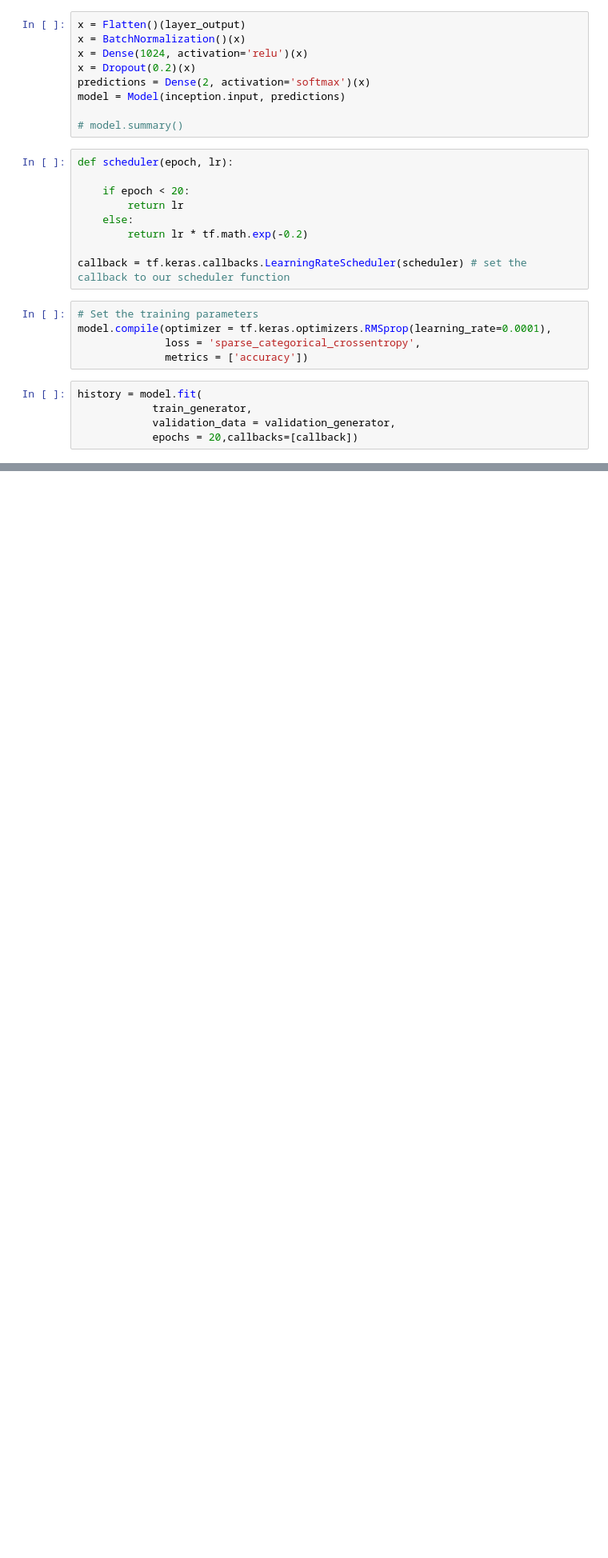
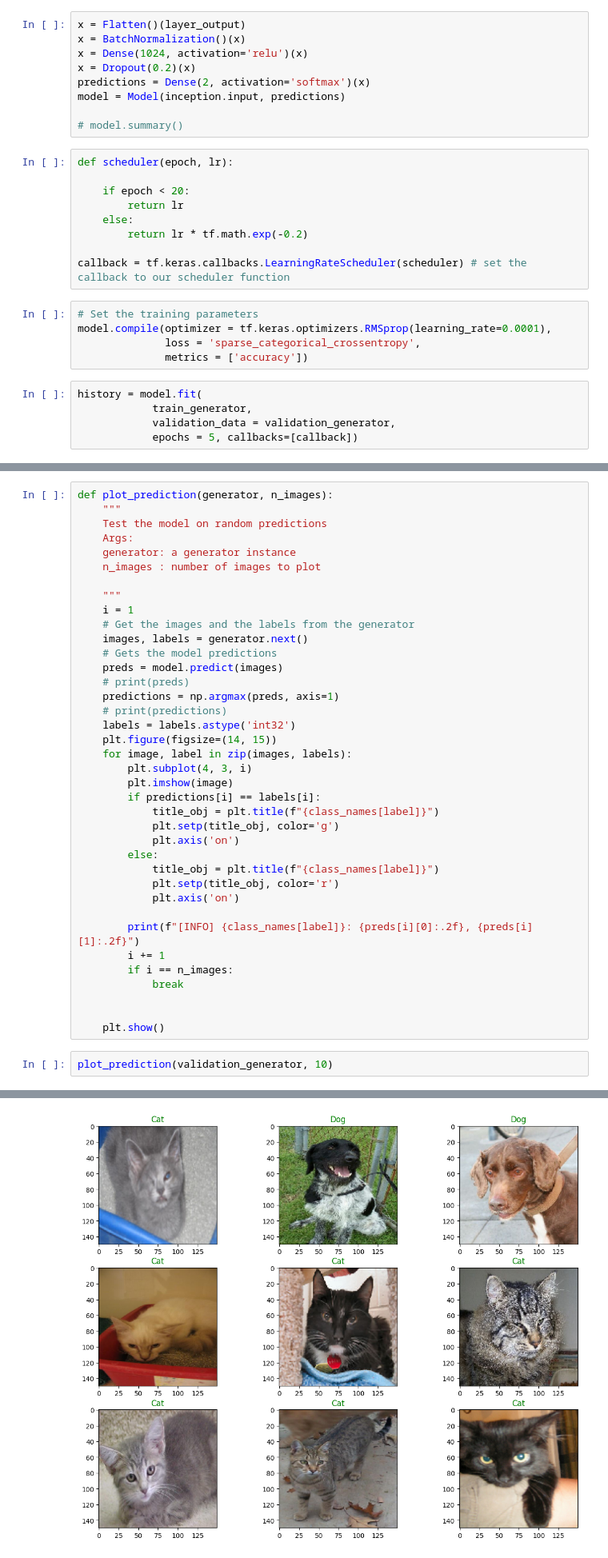
Before and after one commit to Millrocious/python-ai, a Jupyter notebook: pr2/catsvsdogs.ipynb, the cells around one changed output, grey strips where cells are left out. Shown at 80% size. Drawn from its saved outputs; the diff is of its cells as text; blank space fills up the shorter version.

```diff
--- a/pr2/catsvsdogs.ipynb
+++ b/pr2/catsvsdogs.ipynb
@@ -156,5 +152,5 @@ model.compile(optimizer = tf.keras.optimizers.RMSprop(learning_rate=0.0001),
 history = model.fit(
             train_generator,
             validation_data = validation_generator,
-            epochs = 20,callbacks=[callback])
+            epochs = 5, callbacks=[callback])
 # %% [output]
@@ -167,0 +168,41 @@ KeyboardInterrupt:
+# %%
+def plot_prediction(generator, n_images):
+    """
+    Test the model on random predictions
+    Args:
+    generator: a generator instance
+    n_images : number of images to plot
+
+    """
+    i = 1
+    # Get the images and the labels from the generator
+    images, labels = generator.next()
+    # Gets the model predictions
+    preds = model.predict(images)
+    # print(preds)
+    predictions = np.argmax(preds, axis=1)
+    # print(predictions)
+    labels = labels.astype('int32')
+    plt.figure(figsize=(14, 15))
+    for image, label in zip(images, labels):
+        plt.subplot(4, 3, i)
+        plt.imshow(image)
+        if predictions[i] == labels[i]:
+            title_obj = plt.title(f"{class_names[label]}")
+            plt.setp(title_obj, color='g')
+            plt.axis('on')
+        else:
+            title_obj = plt.title(f"{class_names[label]}")
+            plt.setp(title_obj, color='r')
+            plt.axis('on')
+
+        print(f"[INFO] {class_names[label]}: {preds[i][0]:.2f}, {preds[i][1]:.2f}")
+        i += 1
+        if i == n_images:
+            break
+
+
+    plt.show()
+# %%
+plot_prediction(validation_generator, 10)
+# %% [output]
@@ -167,0 +219 @@ KeyboardInterrupt:
+[figure, added]
```
Also changed, not shown: parts of 9 cells of this notebook.
